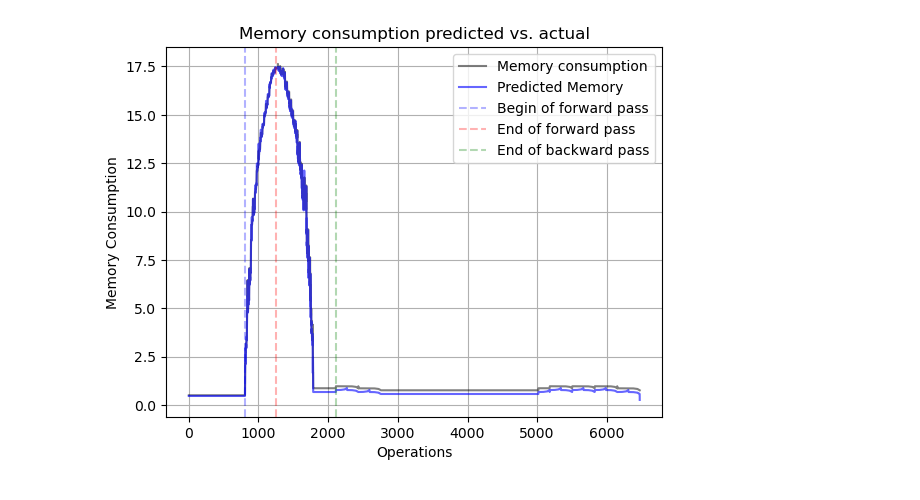
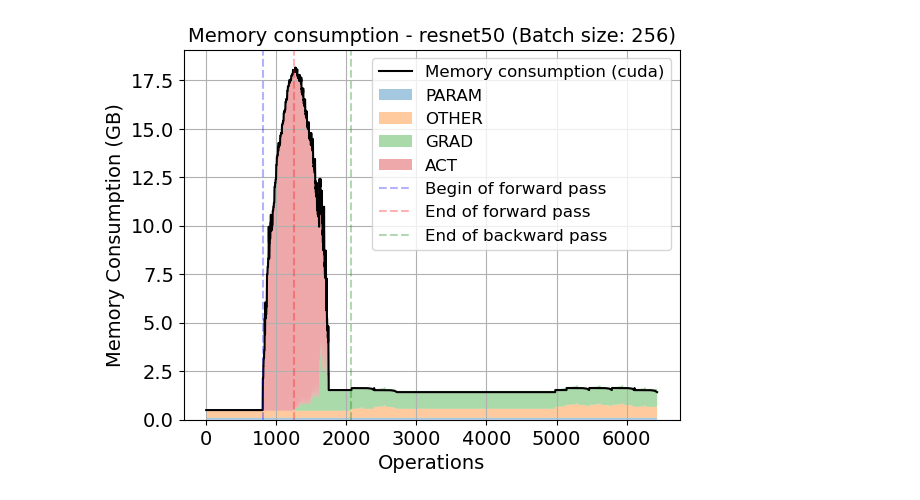
Before and after one commit to keremdayi2/CS265-mlsys-project, a Jupyter notebook: analysis.ipynb, the cells around one changed output. Drawn from its saved outputs; the diff is of its cells as text; code cells hidden in the pictures.

Commit message:
add memory decomposition

```diff
--- a/analysis.ipynb
+++ b/analysis.ipynb
@@ -26,5 +65,5 @@ df_post = pd.read_csv(data_file_post)
 # %%
-def parse_and_plot(df, suffix='pre'):
+def plot_memory_over_time(df, suffix='pre', breakdown=True):
     name_to_rank = {}
     for _, row in df.iterrows():
         name_to_rank[row['name']] = row['rank']
@@ -54,32 +93,31 @@ def parse_and_plot(df, suffix='pre'):
 
     # compute memory usage here
 
-    memory_usage = np.zeros(df.shape[0])
-
-    for _, row in df.iterrows():
-
-        start = row['rank']
-        if row['op'] == 'placeholder':
-            start = 0
-        end = df.shape[0]
-
-        if not pd.isna(row['last_use']):
-            end = name_to_rank[row['last_use']]
-
-        memory_usage[start:end] += row['size']
+    memory_breakdown, memory_usage = get_memory_decomp(df)
 
     plt.grid()
-    plt.plot(df.mem_cuda_GB, color = 'k', alpha=0.5, label='Memory consumption')
-    plt.plot(memory_usage/1e9, color='b', alpha=0.6, label='Predicted Memory')
+    plt.plot(df.mem_cuda_GB, color = 'k', alpha=1.0, label='Memory consumption (cuda)')
 
-    plt.title('Memory consumption predicted vs. actual')
-    plt.xlabel('Operations')
-    plt.ylabel('Memory Consumption')
+    if breakdown:
+        x = list(range(len(memory_breakdown['ACT'])))
+
+        ys = [val/1e9 for _, val in memory_breakdown.items()]
+        labels = [key for key, _ in memory_breakdown.items()]
+        plt.stackplot(x, ys, alpha=0.4, labels = labels)
+    else:
+        plt.plot(memory_usage/1e9, color='b', alpha=0.8, label='Predicted Memory')
+
+    plt.title(f'Memory consumption - {model} (Batch size: {batch_size})', fontsize=14)
+    plt.xlabel('Operations', fontsize = 14)
+    plt.ylabel('Memory Consumption (GB)', fontsize = 14)
+
+    plt.yticks(fontsize=14)
+    plt.xticks(fontsize=14)
 
     plt.axvline(op_start, color='b', linestyle='--', alpha=0.3, label='Begin of forward pass')
     plt.axvline(sep_rank, color='r', linestyle='--', alpha=0.3, label='End of forward pass')
     plt.axvline(opt_start, color='g', linestyle='--', alpha=0.3, label = 'End of backward pass')
-    plt.legend()
+    plt.legend(fontsize=12)
     plt.savefig(f'figs/memory_prediction_{model}_{batch_size}_{suffix}.png')
     plt.show()
 # %%
@@ -95,4 +133,4 @@ parse_and_plot(df_pre, suffix='pre')
 # %%
-parse_and_plot(df_post, suffix='post')
+plot_memory_over_time(df_post, suffix='post', breakdown=True)
 # %% [output]
 |  | rank | name | op | target | all_input_nodes | users | size | effective_size | runtime | ... |
@@ -104 +142 @@ parse_and_plot(df_post, suffix='post')
-[figure, old version]
+[figure, new version]
```
Also changed, not shown: parts of 6 cells of this notebook, 17 other files.
